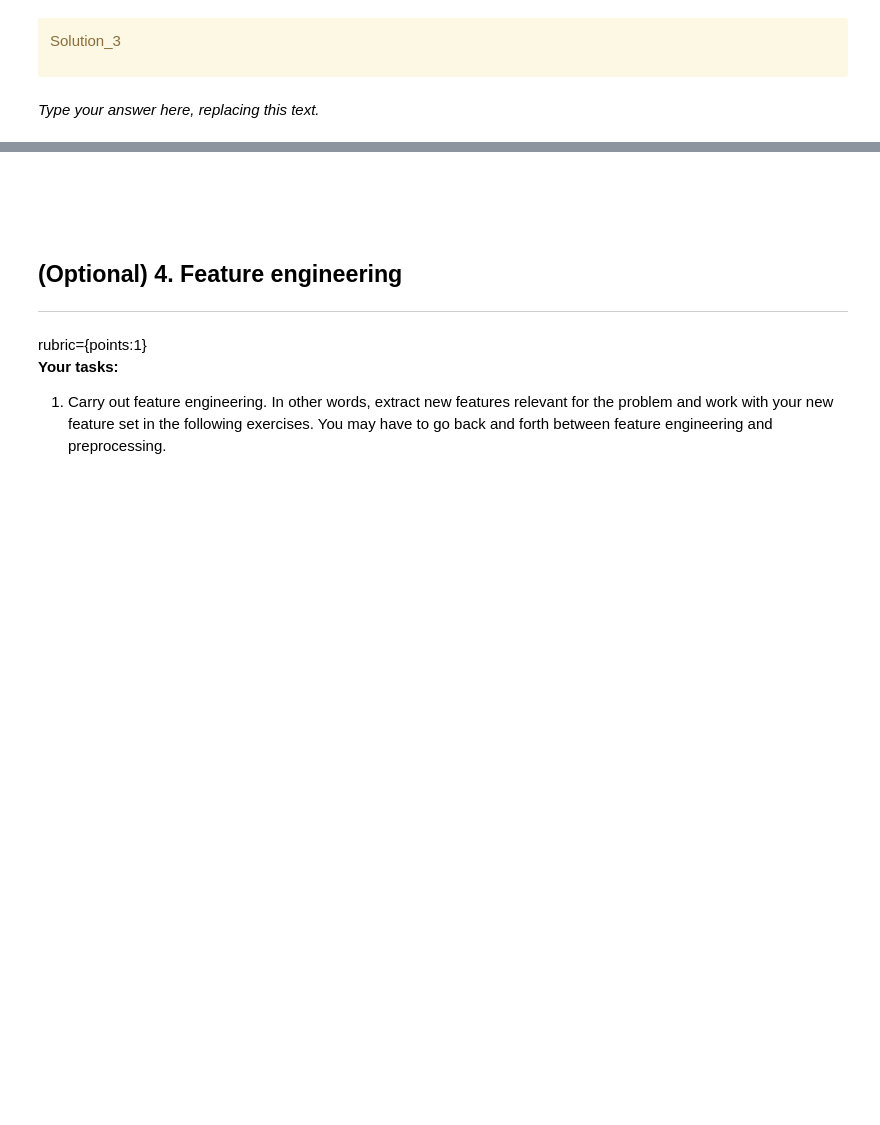
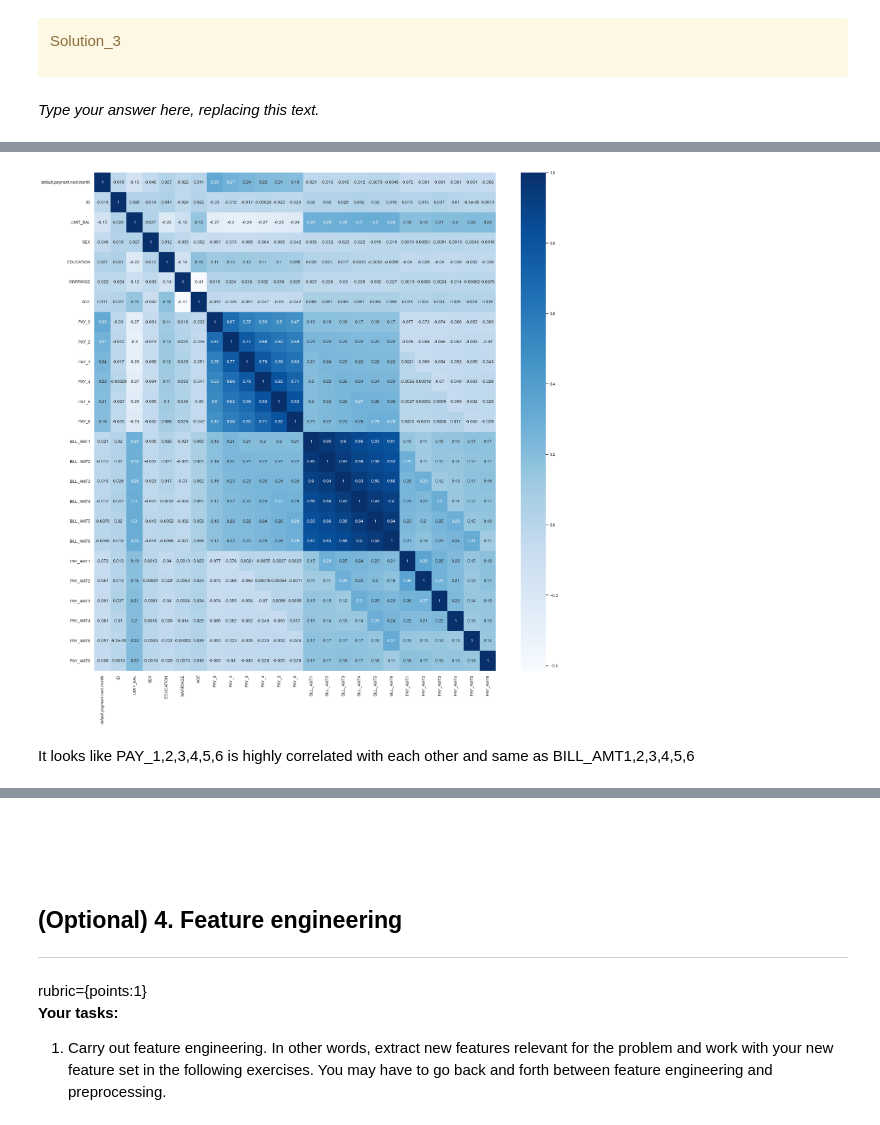
Before and after one commit to Nick-zhen/ML-Project, a Jupyter notebook: hw5/hw5.ipynb, the cells around one changed output, grey strips where cells are left out. Cells and saved outputs as stored; diff of their text form; code cells hidden in the pictures; blank space fills up the shorter version.

```diff
--- a/hw5/hw5.ipynb
+++ b/hw5/hw5.ipynb
@@ -215,0 +283,10 @@ _Type your answer here, replacing this text._
+# %%
+import seaborn as sns
+cor = pd.concat((y_train, X_train), axis=1).iloc[:, :25].corr()
+plt.figure(figsize=(20, 20))
+sns.set(font_scale=.8)
+sns.heatmap(cor, annot=True, cmap=plt.cm.Blues);
+# %% [output]
+[figure, added]
+# %% [markdown]
+It looks like PAY_1,2,3,4,5,6 is highly correlated with each other and same as BILL_AMT1,2,3,4,5,6
```
Also changed, not shown: parts of 21 cells of this notebook.
